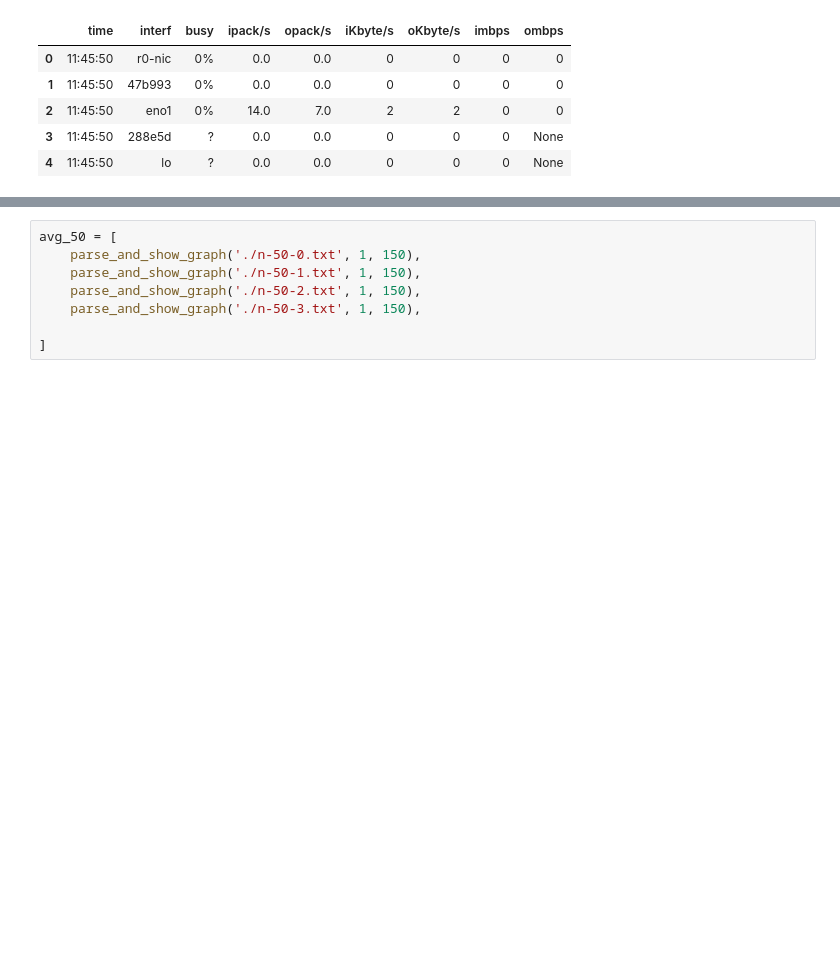
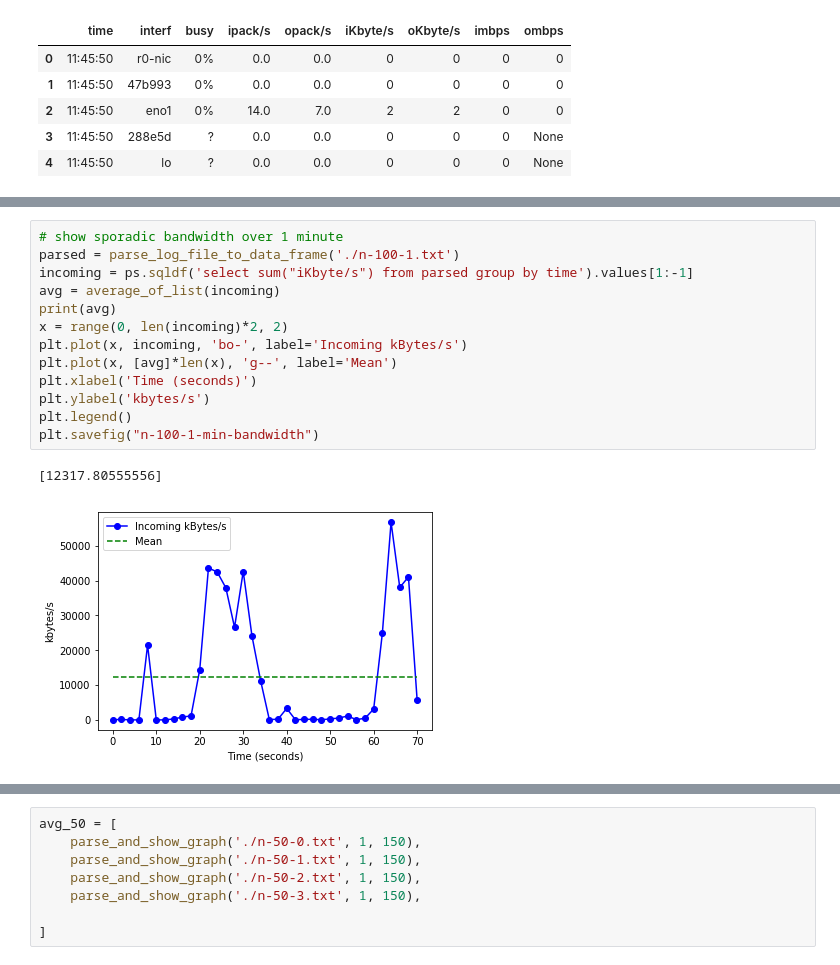
Before and after one commit to ZacBlanco/cse-223b, a Jupyter notebook: examples/web-crawler-n/analysis/analyze-web-crawler.ipynb, the cells around one changed output, grey strips where cells are left out. Cells and saved outputs as stored; diff of their text form; blank space fills up the shorter version.

```diff
--- a/examples/web-crawler-n/analysis/analyze-web-crawler.ipynb
+++ b/examples/web-crawler-n/analysis/analyze-web-crawler.ipynb
@@ -82,0 +64,16 @@ plt.plot(incoming)
+# %%
+# show sporadic bandwidth over 1 minute
+parsed = parse_log_file_to_data_frame('./n-100-1.txt')
+incoming = ps.sqldf('select sum("iKbyte/s") from parsed group by time').values[1:-1]
+avg = average_of_list(incoming)
+print(avg)
+x = range(0, len(incoming)*2, 2)
+plt.plot(x, incoming, 'bo-', label='Incoming kBytes/s')
+plt.plot(x, [avg]*len(x), 'g--', label='Mean')
+plt.xlabel('Time (seconds)')
+plt.ylabel('kbytes/s')
+plt.legend()
+plt.savefig("n-100-1-min-bandwidth")
+# %% [output]
+[12317.80555556]
+[figure, added]
```
Also changed, not shown: parts of 12 cells of this notebook.
